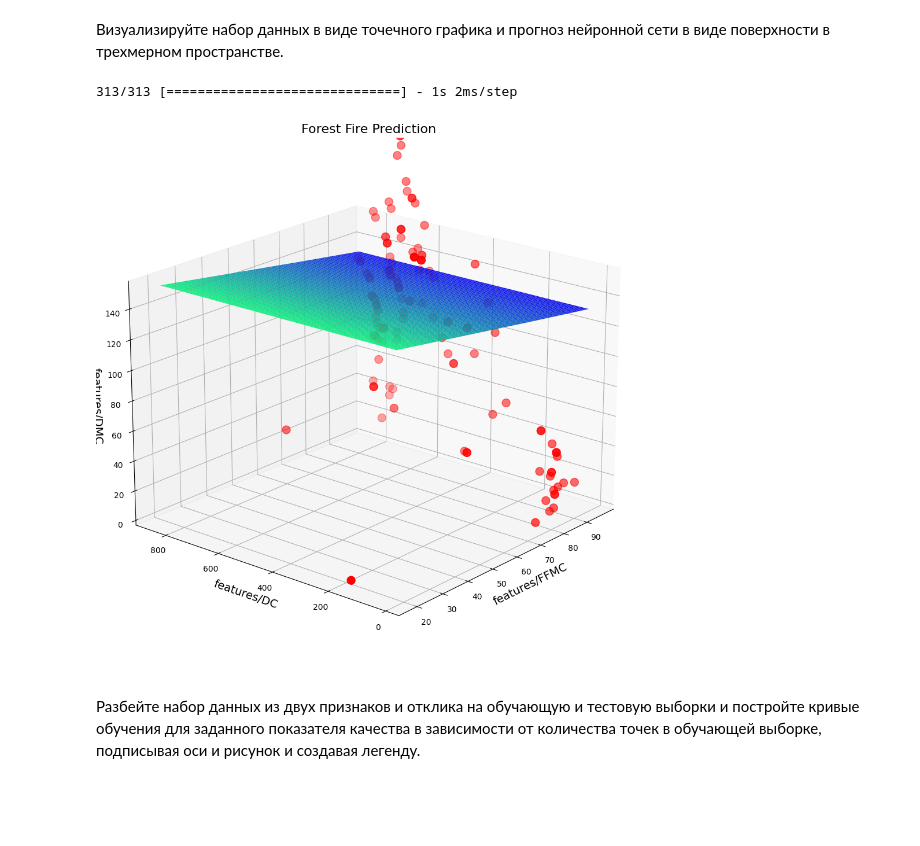
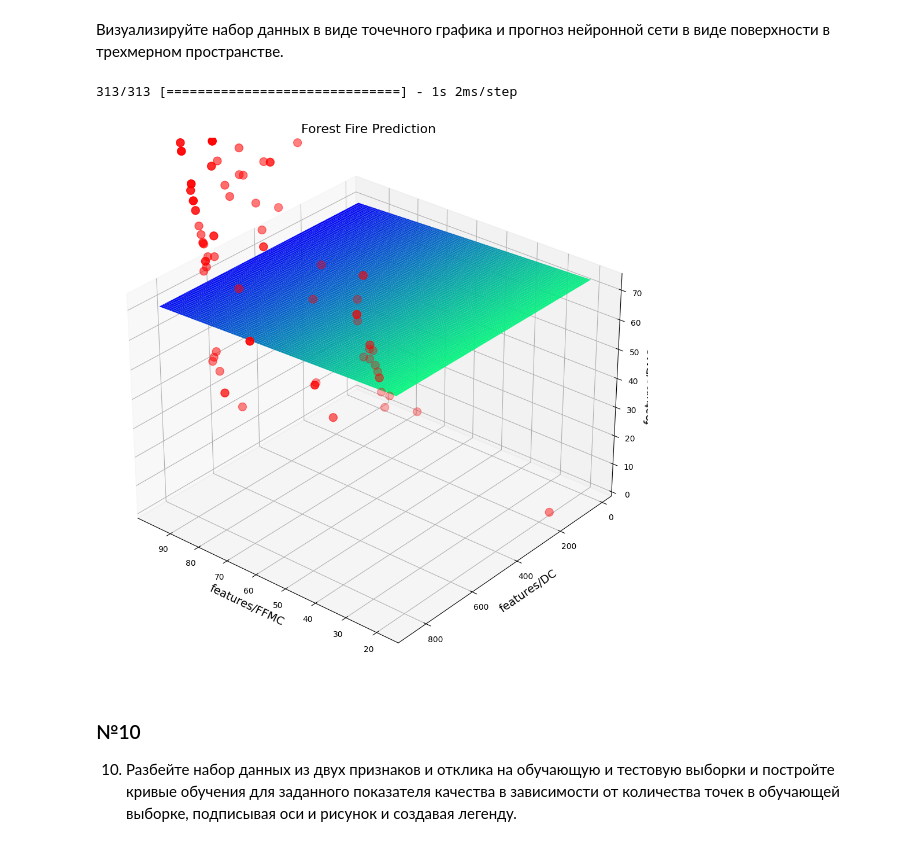
Before and after one commit to kjxeez/machine-learning, a Jupyter notebook: Poly_regression.ipynb, the cells around one changed output. Drawn from its saved outputs; the diff is of its cells as text; code cells hidden in the pictures; blank space fills up the shorter version.

```diff
--- a/Poly_regression.ipynb
+++ b/Poly_regression.ipynb
@@ -63,5 +77,5 @@ import tensorflow_datasets as tfds
 # %%
-ds = tfds.load("forest_fires", split='train')
-df = tfds.as_dataframe(ds)
-df
+dataset = tfds.load("forest_fires", split='train')
+df = tfds.as_dataframe(dataset)
+df.head()
 # %% [output]
@@ -308,24 +238,21 @@ normalizer.adapt(X_train)
 # %%
-# кол-во скрытых слоев – 4, кол-во нейронов в скрытом слое – 64, функция активации – relu.
-# Создание нейронной сети
+
 model = tf.keras.models.Sequential([
     normalizer,
-    tf.keras.layers.Dense(64, activation='relu'),
-    tf.keras.layers.Dense(64, activation='relu'),
-    tf.keras.layers.Dense(64, activation='relu'),
-    tf.keras.layers.Dense(64, activation='relu'),
+    tf.keras.layers.Dense(64, activation='sigmoid'),
+    tf.keras.layers.Dense(64, activation='sigmoid'),
+    tf.keras.layers.Dense(64, activation='sigmoid'),
+    tf.keras.layers.Dense(64, activation='sigmoid'),
     tf.keras.layers.Dense(1)
 ])
 
-# Компиляция модели
 model.compile(loss='mse', optimizer='adam')
 
-# Обучение модели
 
 train_score = []
 test_score = []
 history=[]
-for i in range(11, 3428, 500):
+for i in range(10, 361, 10):
     history.append(model.fit(X_train, y_train, epochs=100, validation_data=(X_test,y_test)))
     y_train_predict = model.predict(X_train[:i])
     train_score.append(mean_absolute_error(y_train[:i], y_train_predict))
@@ -353,39 +280,39 @@ Epoch 6/100
 # %% [markdown]
 Визуализируйте набор данных в виде точечного графика и прогноз нейронной сети в виде поверхности в трехмерном пространстве.
 # %%
-from matplotlib import cm
 fig = plt.figure(figsize=(15, 12))
 ax = fig.add_subplot(111, projection='3d')
 
-# Построение поверхности
+
 x_mesh, y_mesh = np.meshgrid(np.linspace(X_test['features/FFMC'].min(), X_test['features/FFMC'].max(), 100), \
                              np.linspace(X_test['features/DC'].min(), X_test['features/DC'].max(), 100))
 z_mesh = model.predict(normalizer(np.c_[x_mesh.ravel(), y_mesh.ravel()])).reshape(x_mesh.shape)
 
 surf = ax.plot_surface(x_mesh, y_mesh, z_mesh, rstride=1, cstride=1, linewidth=0.05, cmap=cm.winter, antialiased=True,edgecolors='gray')
 
-# Построение точечного графика
+
 xs = X_test['features/FFMC']
 ys = X_test['features/DC']
 zs = y_test
 ax.scatter( xs, ys, zs, s=100, c='r' )
 
-# Настройка осей и заголовка
+
 ax.set_xlabel('features/FFMC', fontsize=14)
 ax.set_ylabel('features/DC', fontsize=14)
 ax.set_zlabel('features/DMC', fontsize=14)
 ax.set_title('Forest Fire Prediction', fontsize=16)
 
-# Настройка ограничений по оси z
+
 ax.set_zlim(0., z_mesh.max())
 
-# Настройка точки обзора
-ax.view_init(elev = 20, azim = 220)
+
+ax.view_init(elev = 30, azim = 130)
 
 plt.show()
 # %% [output]
 313/313 [==============================] - 1s 2ms/step
-[figure, old version]
+[figure, new version]
 # %% [markdown]
-Разбейте набор данных из двух признаков и отклика на обучающую и тестовую выборки и постройте кривые обучения для заданного показателя качества в зависимости от количества точек в обучающей выборке, подписывая оси и рисунок и создавая легенду.
+### №10
+10.	Разбейте набор данных из двух признаков и отклика на обучающую и тестовую выборки и постройте кривые обучения для заданного показателя качества в зависимости от количества точек в обучающей выборке, подписывая оси и рисунок и создавая легенду.
 # %%
```
Also changed, not shown: parts of 39 cells of this notebook.
